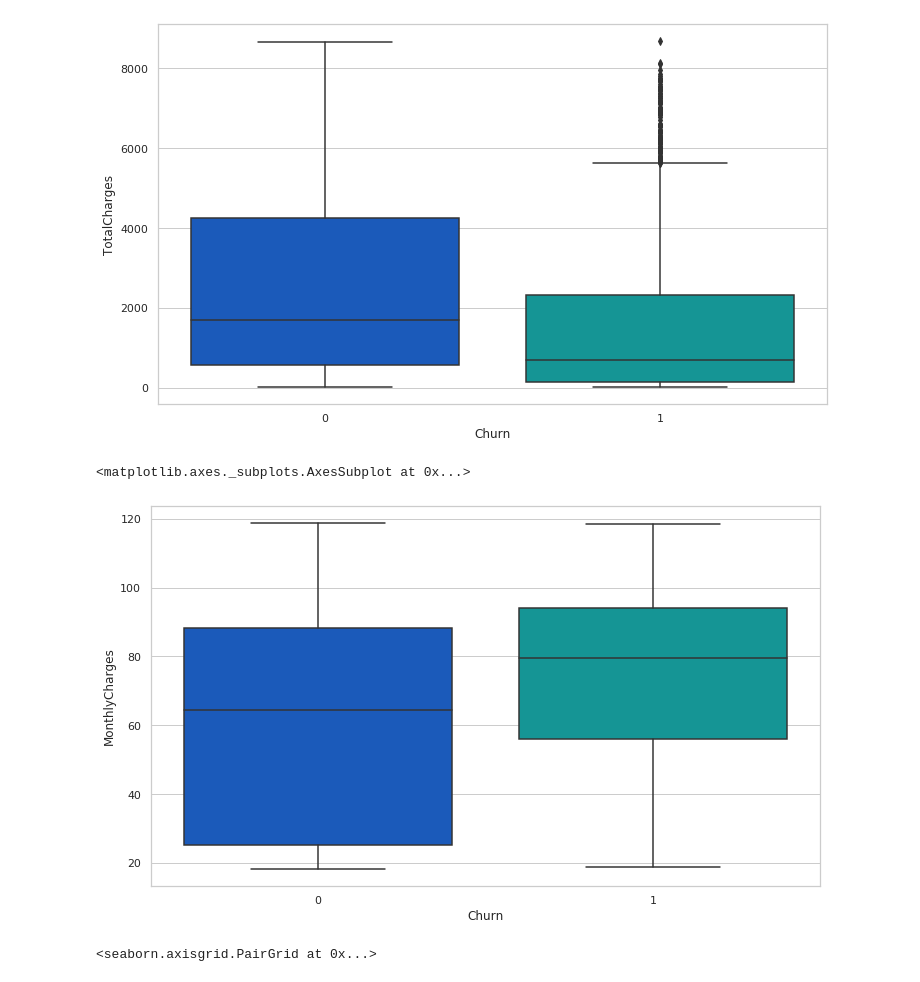
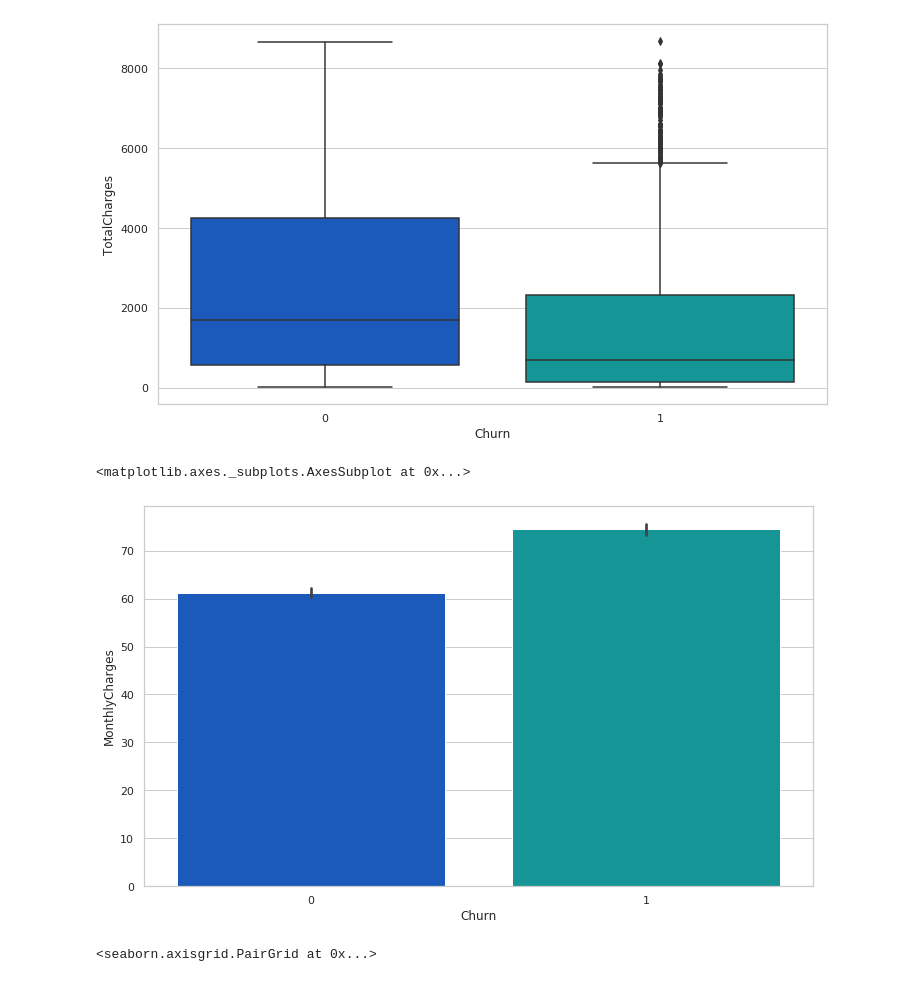
Before and after one commit to satishkannan1995/Project, a Jupyter notebook: Telco-problem dataset.ipynb, the cells around one changed output. Saved outputs shown, nothing was run; the diff lists cells and outputs as text; code cells hidden in the pictures.

```diff
--- a/Telco-problem dataset.ipynb
+++ b/Telco-problem dataset.ipynb
@@ -695,10 +683,10 @@ sns.boxplot(x='Churn',y='TotalCharges',data=df,palette='winter')
 [figure]
 # %%
 plt.figure(figsize=(12,7))
-sns.boxplot(x='Churn',y='MonthlyCharges',data=df,palette='winter')
+sns.barplot(x='Churn',y='MonthlyCharges',data=df,palette='winter')
 # %% [output]
 <matplotlib.axes._subplots.AxesSubplot at 0x...>
-[figure, old version]
+[figure, new version]
 # %%
 sns.pairplot(df,vars = ['MonthlyCharges','TotalCharges'], hue="Churn")
 # %% [output]
```
Also changed, not shown: parts of 20 cells of this notebook.
